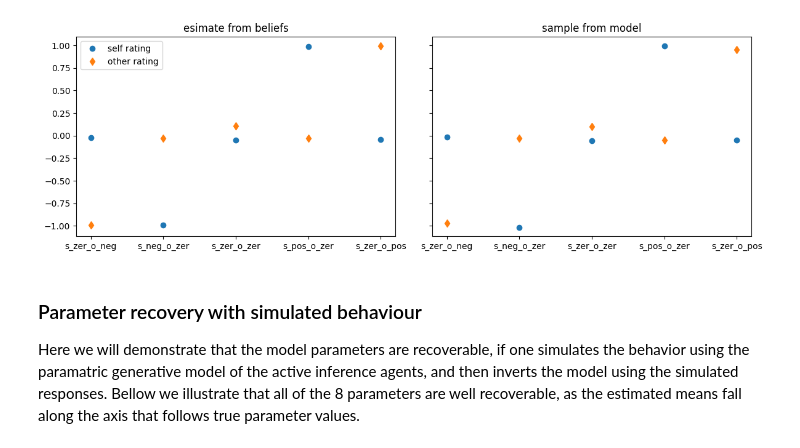
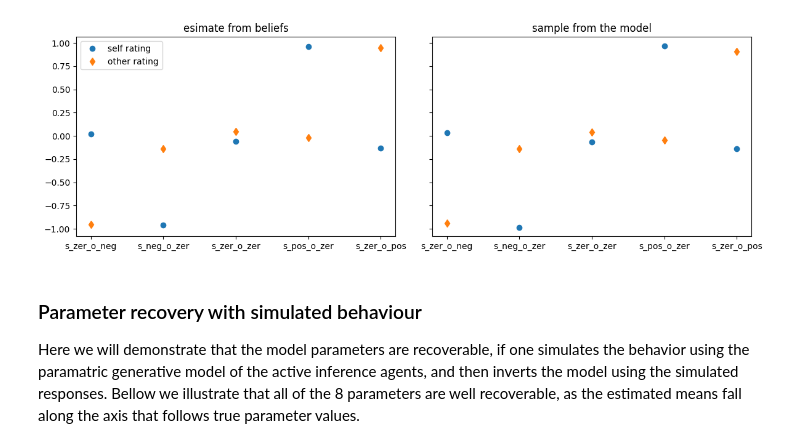
Before and after one commit to dimarkov/pybefit, a Jupyter notebook: examples/pymdp/simulating_and_fitting_agency_task.ipynb, the cells around one changed output. Saved outputs shown, nothing was run; the diff lists cells and outputs as text; code cells hidden in the pictures.

```diff
--- a/examples/pymdp/simulating_and_fitting_agency_task.ipynb
+++ b/examples/pymdp/simulating_and_fitting_agency_task.ipynb
@@ -10,7 +40,3 @@ os.environ["CUDA_VISIBLE_DEVICES"] = "0"
 os.environ["XLA_PYTHON_CLIENT_PREALLOCATE"] = "false"
 os.environ["XLA_PYTHON_CLIENT_ALLOCATOR"] = "platform"
-# %%
-import numpyro
-
-numpyro.set_platform("gpu")  # cpu
 # %%
@@ -363,11 +449,14 @@ def transform(z):
         use_param_info_gain=False,
         use_utility=True,
         use_states_info_gain=True,
-        inference_algo="fpi",
-        learn_A=False,
+        # possible algorithms that work in conjuction with pybefit are "fpi"
+        # which assumes only forward filtering and "mmp" which supports also
+        # backward smoothing and is suitable for tasks that require learning.
+        inference_algo="mmp",
+        learn_A=True,
         learn_B=False,
         learn_D=False,
-        num_iter=4,
+        num_iter=8,
         alpha=1.0,
         gamma=gamma,
         action_selection="stochastic",
@@ -439,38 +531,41 @@ other_rating = (
     - last_beliefs_about_condition[0, ..., 3]
 )
 # %%
+# visualise ratings either computed using context beliefs or directly sampled
+# from the auxuliary components of the likelihood
+
 fig, axes = plt.subplots(1, 2, figsize=(12, 4), sharex=True, sharey=True)
 
 smpl_other_rating = samples["aux_other"][0, ..., -1]
 smpl_self_rating = samples["aux_self"][0, ..., -1]
 
 x = []
 y1 = []
 y2 = []
 smpl_y1 = []
 smpl_y2 = []
 for i in [3, 1, 4, 0, 2]:
     loc = exp_condition == i
     x.append(labels[i])
     y1.append(self_rating[loc].mean())
     y2.append(other_rating[loc].mean())
 
     smpl_y1.append(smpl_self_rating[loc].mean())
     smpl_y2.append(smpl_other_rating[loc].mean())
 
 axes[0].plot(x, y1, "o", label="self rating")
 axes[0].plot(x, y2, "d", label="other rating")
 
 axes[1].plot(x, smpl_y1, "o", label="self rating")
 axes[1].plot(x, smpl_y2, "d", label="other rating")
 
 axes[0].set_title("esimate from beliefs")
-axes[1].set_title("sample from model")
+axes[1].set_title("sample from the model")
 
 axes[0].legend()
 fig.tight_layout()
 # %% [output]
-[figure, old version]
+[figure, new version]
 # %% [markdown]
 ### Parameter recovery with simulated behaviour
 
```
Also changed, not shown: parts of 27 cells of this notebook.
